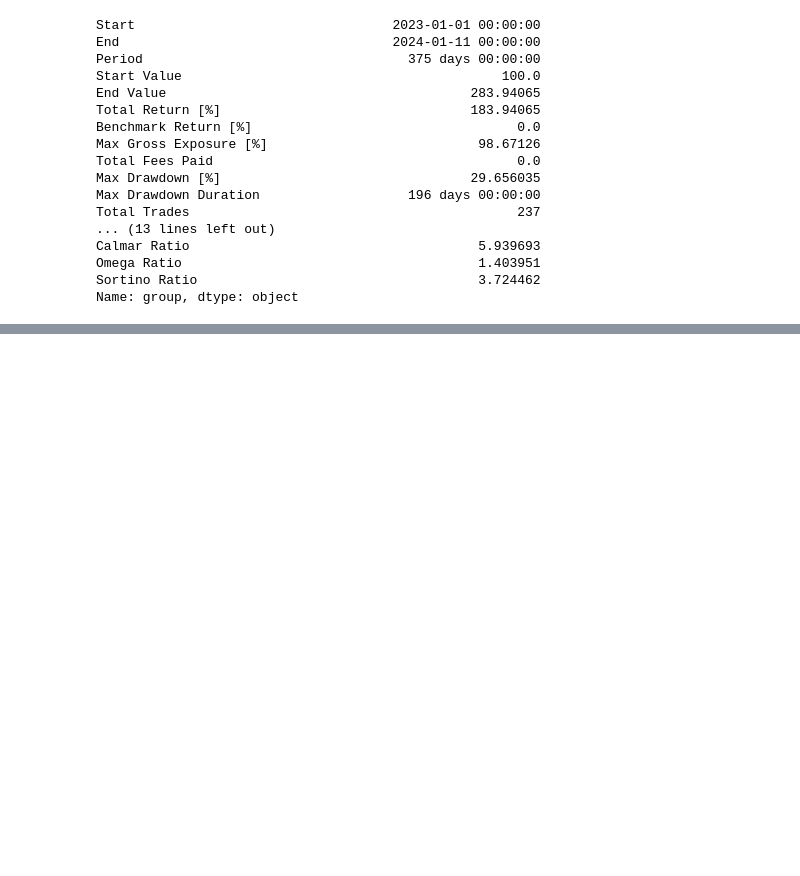
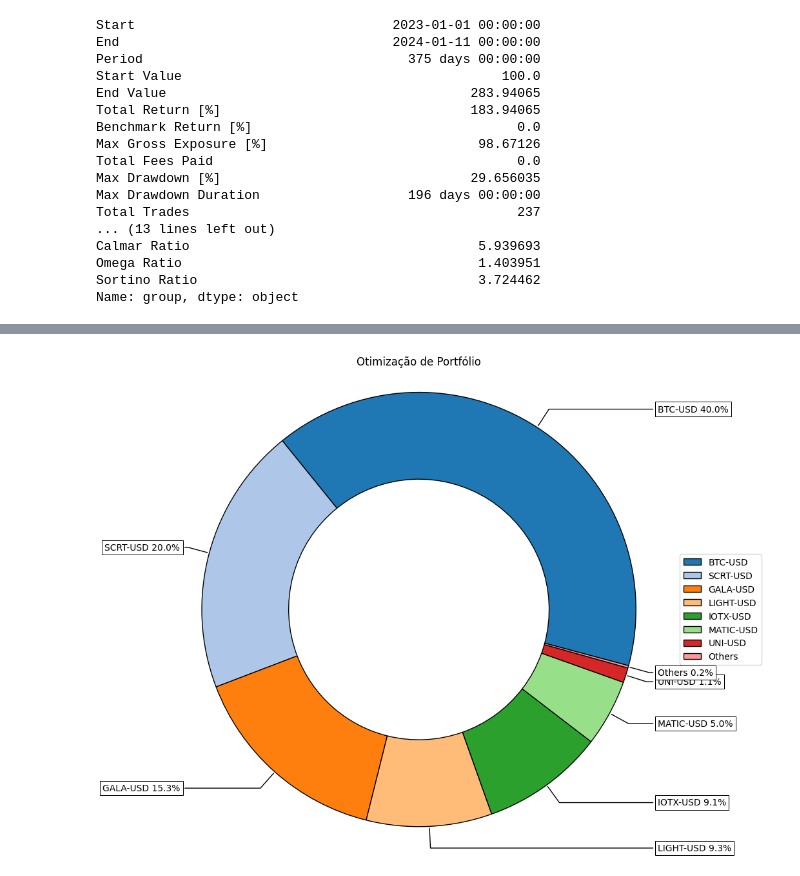
Before and after one commit to felipe7leal/Quant-Algo, a Jupyter notebook: Quantamental.ipynb, the cells around one changed output, grey strips where cells are left out. Cells and saved outputs as stored; diff of their text form; code cells hidden in the pictures; blank space fills up the shorter version.

```diff
--- a/Quantamental.ipynb
+++ b/Quantamental.ipynb
@@ -1718,0 +1798,20 @@ Name: group, dtype: object
+# %%
+# Construir o modelo de otimização
+
+model='Classic'  # Modelo de otimização
+rm='MV'  # Método de otimização
+obj='Sharpe'  # Objetivo da otimização
+hist=True  # Usar dados históricos
+rf=0  # Taxa livre de risco
+l=0  # Lambda
+
+# Aplicar a otimização no portfólio das altcoins
+w = portfolio_alts.optimization(model=model, rm=rm, obj=obj, rf=rf, l=l, hist=hist)
+
+# Alocar 60% para altcoins (os pesos serão normalizados para somar 1, então precisamos multiplicar por 0.6)
+w = w * 0.6
+
+# Alocar 40% para Bitcoin
+w.loc['BTC-USD'] = 0.4
+
+display(w.T)
@@ -1718,0 +1822,11 @@ Name: group, dtype: object
+# %%
+ax = rp.plot_pie(w=w,
+                 title= 'Otimização de Portfólio',
+                 others=0.01,
+                 nrow=25,
+                 cmap='tab20',
+                 height=8,
+                 width=10,
+                 ax=None)
+# %% [output]
+[figure, added]
```
Also changed, not shown: parts of 16 cells of this notebook.
